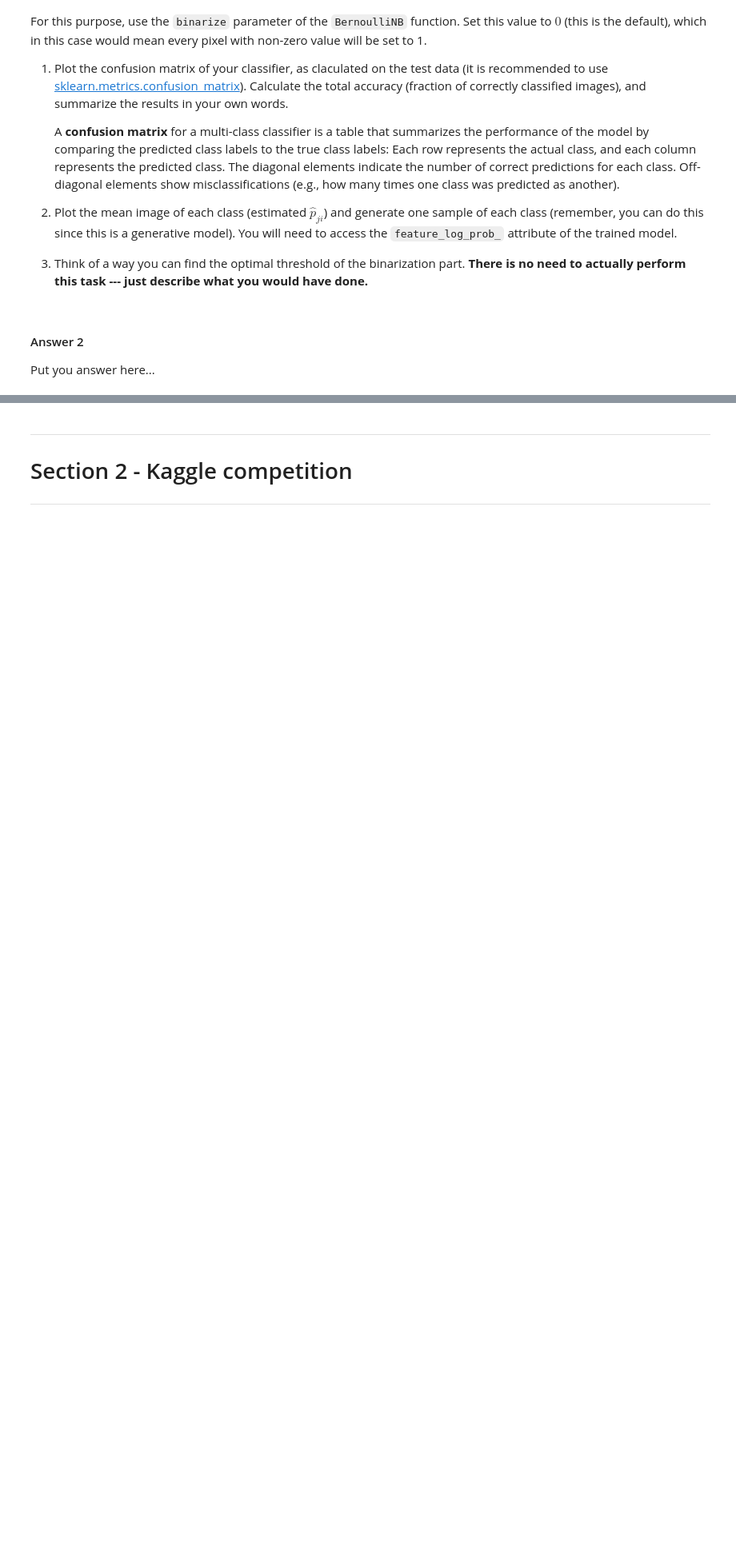
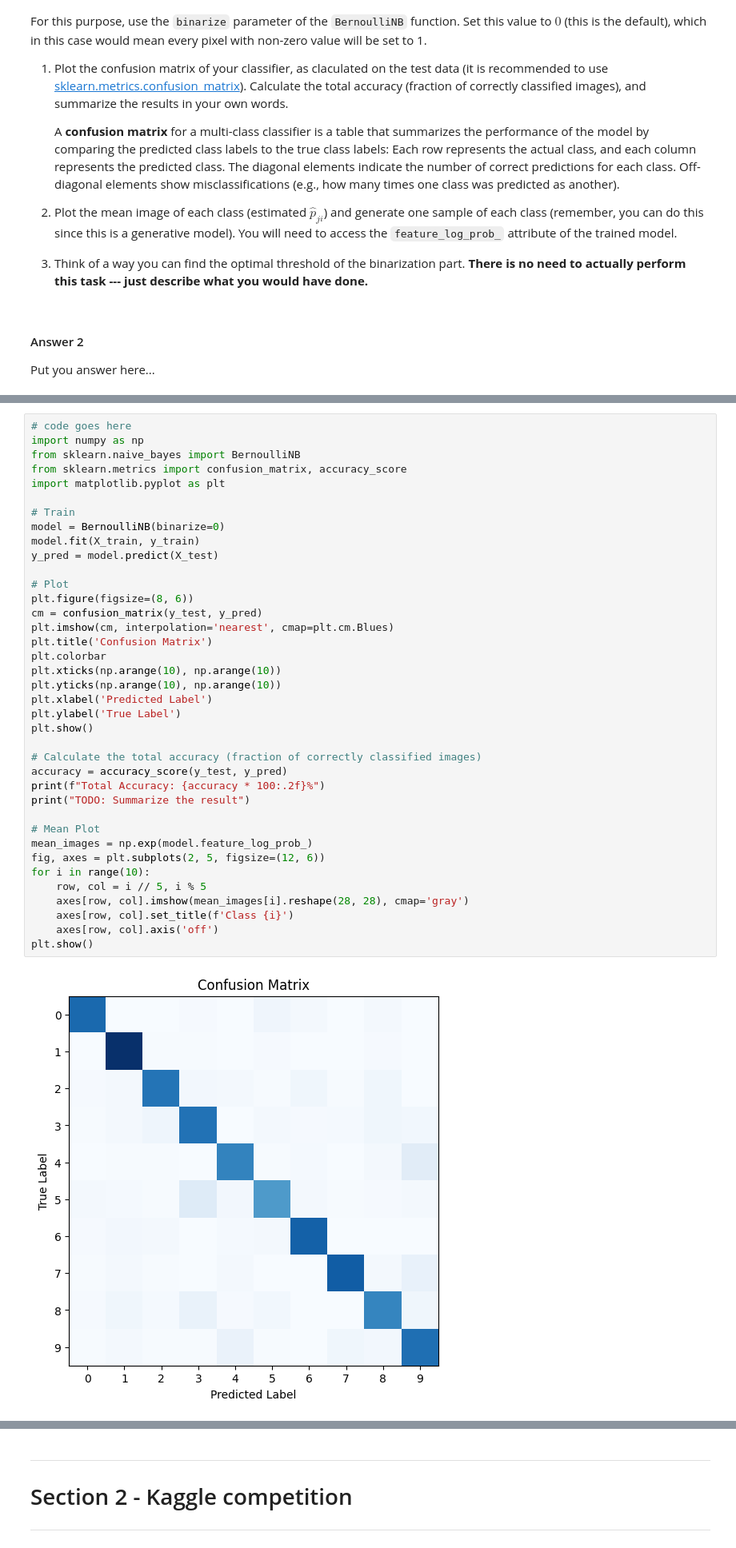
Before and after one commit to ofekvs18/miRNA-interaction-kaggle, a Jupyter notebook: Ex2_WIP_supervised_learning.ipynb, the cells around one changed output, grey strips where cells are left out. Shown at 80% size. Cells and saved outputs as stored; diff of their text form; blank space fills up the shorter version.

```diff
--- a/Ex2_WIP_supervised_learning.ipynb
+++ b/Ex2_WIP_supervised_learning.ipynb
@@ -86,0 +116,40 @@ Put you answer here...
+# %%
+# code goes here
+import numpy as np
+from sklearn.naive_bayes import BernoulliNB
+from sklearn.metrics import confusion_matrix, accuracy_score
+import matplotlib.pyplot as plt
+
+# Train
+model = BernoulliNB(binarize=0)
+model.fit(X_train, y_train)
+y_pred = model.predict(X_test)
+
+# Plot
+plt.figure(figsize=(8, 6))
+cm = confusion_matrix(y_test, y_pred)
+plt.imshow(cm, interpolation='nearest', cmap=plt.cm.Blues)
+plt.title('Confusion Matrix')
+plt.colorbar
+plt.xticks(np.arange(10), np.arange(10))
+plt.yticks(np.arange(10), np.arange(10))
+plt.xlabel('Predicted Label')
+plt.ylabel('True Label')
+plt.show()
+
+# Calculate the total accuracy (fraction of correctly classified images)
+accuracy = accuracy_score(y_test, y_pred)
+print(f"Total Accuracy: {accuracy * 100:.2f}%")
+print("TODO: Summarize the result")
+
+# Mean Plot
+mean_images = np.exp(model.feature_log_prob_)
+fig, axes = plt.subplots(2, 5, figsize=(12, 6))
+for i in range(10):
+    row, col = i // 5, i % 5
+    axes[row, col].imshow(mean_images[i].reshape(28, 28), cmap='gray')
+    axes[row, col].set_title(f'Class {i}')
+    axes[row, col].axis('off')
+plt.show()
+# %% [output]
+[figure, added]
```
Also changed, not shown: parts of 18 cells of this notebook.
